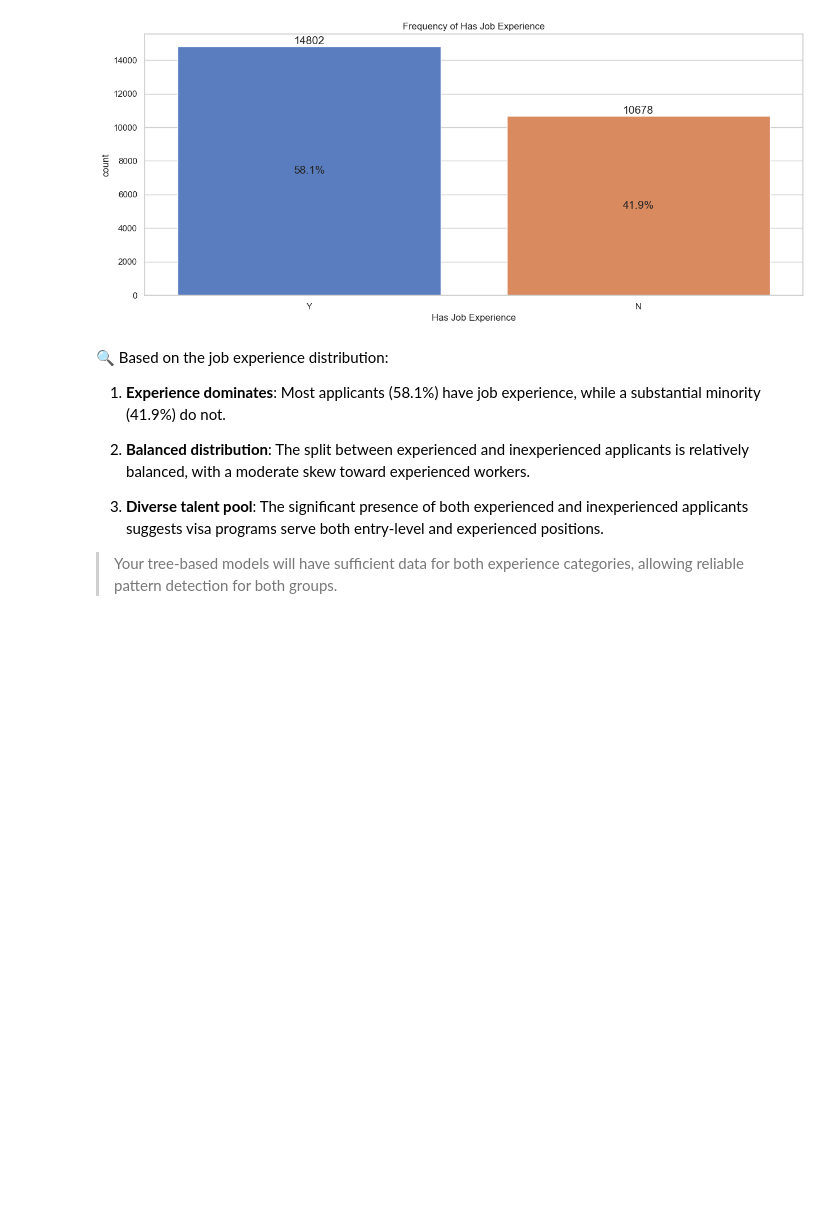
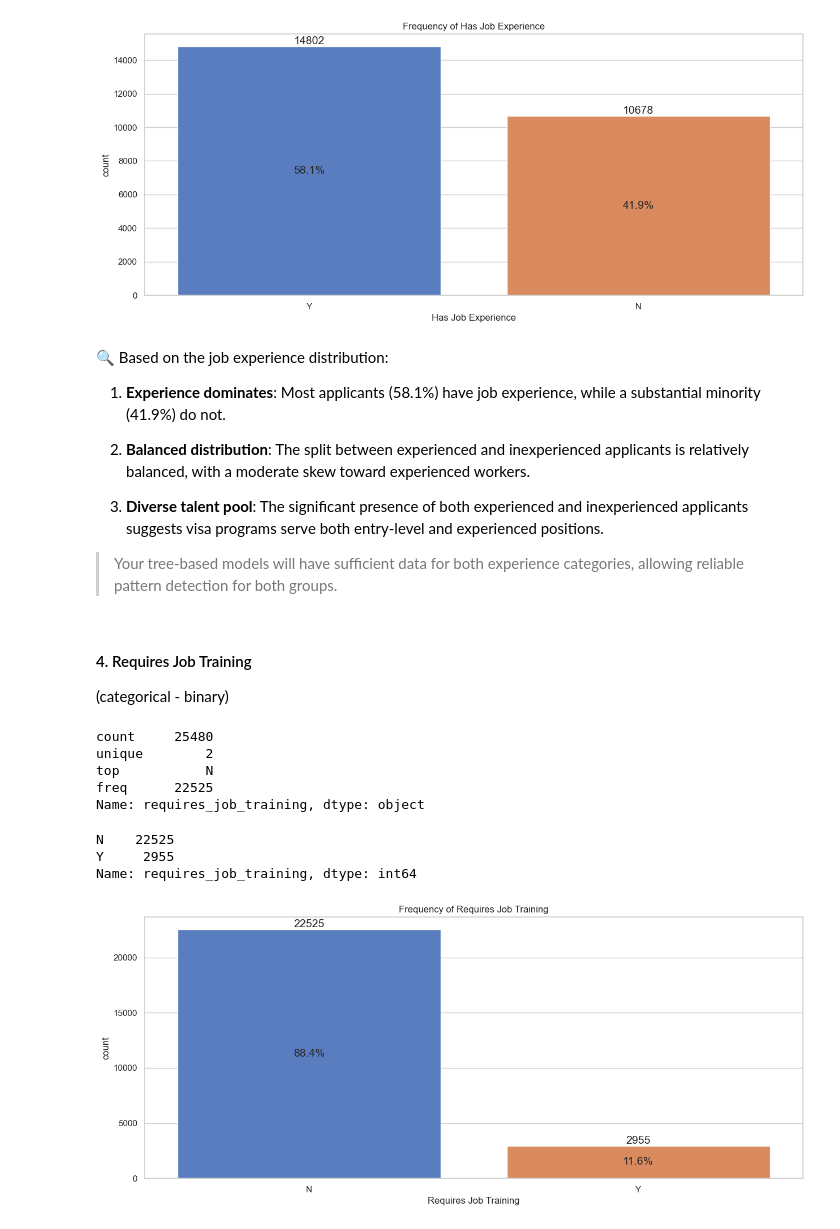
Before and after one commit to nszenoti/PYPG, a Jupyter notebook: projects/easyvisa/notebook.ipynb, the cells around one changed output. Cells and saved outputs as stored; diff of their text form; code cells hidden in the pictures; blank space fills up the shorter version.

```diff
--- a/projects/easyvisa/notebook.ipynb
+++ b/projects/easyvisa/notebook.ipynb
@@ -83,7 +113,7 @@ pd.set_option('display.max_rows', 100)      # Show 100 rows by default
 
 # Seaborn theme for consistent plotting style
 sns.set_theme(style="whitegrid", palette="muted", context="notebook")  # You can change it to darkgrid, ticks, etc.
-plt.rcParams["figure.figsize"] = (15, 5)  # Set default figure size for plots
+plt.rcParams["figure.figsize"] = (15, 6)  # Set default figure size for plots
 plt.rcParams["font.size"] = 14            # Set font size for readability
 
 # restrict float display to 2 decimal places
@@ -401,3 +456,25 @@ draw_countplot(df, 'has_job_experience', label='Has Job Experience')
 3. **Diverse talent pool**: The significant presence of both experienced and inexperienced applicants suggests visa programs serve both entry-level and experienced positions.
 
 > Your tree-based models will have sufficient data for both experience categories, allowing reliable pattern detection for both groups.
+# %% [markdown]
+#### 4. Requires Job Training
+(categorical - binary)
+# %%
+df['requires_job_training'].describe()
+# %% [output]
+count     25480
+unique        2
+top           N
+freq      22525
+Name: requires_job_training, dtype: object
+# %%
+df['requires_job_training'].value_counts()
+# %% [output]
+N    22525
+Y     2955
+Name: requires_job_training, dtype: int64
+# %%
+plt.figure(figsize=(15, 6))
+draw_countplot(df, 'requires_job_training', label='Requires Job Training')
+# %% [output]
+[figure, added]
```
Also changed, not shown: parts of 108 cells of this notebook, 27 other files.
